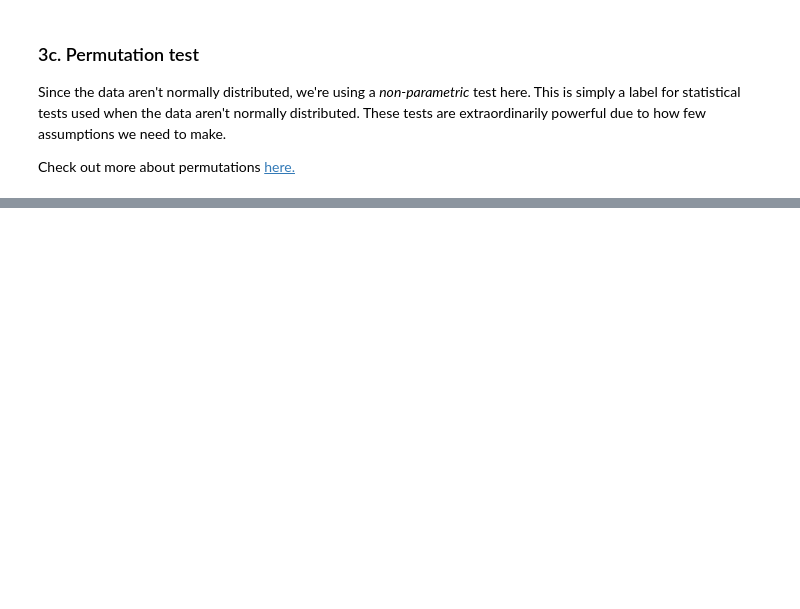
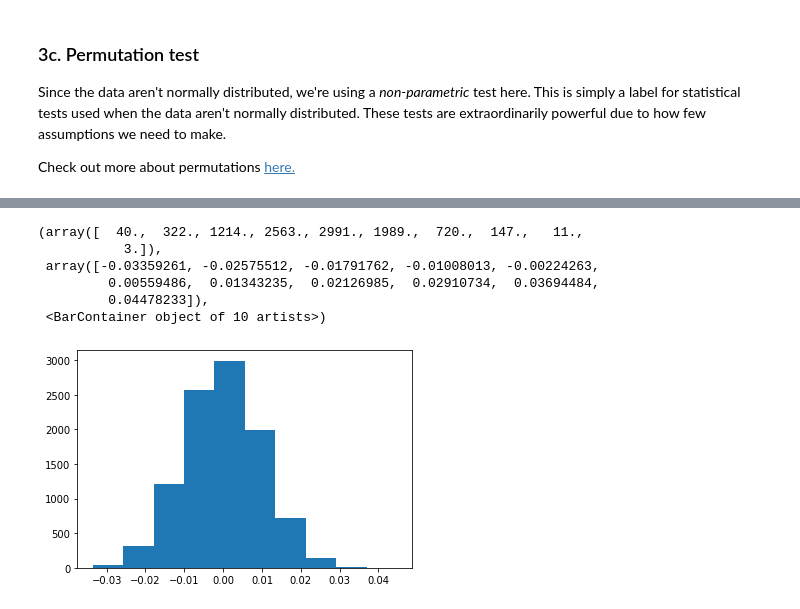
Before and after one commit to charsh12/Spring-Board-Projects-DSC-Prep, a Jupyter notebook: PART 3, Tier 1 - Modeling .ipynb, the cells around one changed output, grey strips where cells are left out. Saved outputs shown, nothing was run; the diff lists cells and outputs as text; code cells hidden in the pictures; blank space fills up the shorter version.

```diff
--- a/PART 3, Tier 1 - Modeling .ipynb
+++ b/PART 3, Tier 1 - Modeling .ipynb
@@ -392,8 +516,17 @@ for i in range(0,10000):
 # %%
 # Make a variable called 'histo', and assign to it the result of plotting a histogram of the difference list.
 # This assignment will look like: histo = plt.hist(difference)
 
 histo = plt.hist(difference)
+histo
+# %% [output]
+(array([  40.,  322., 1214., 2563., 2991., 1989.,  720.,  147.,   11.,
+           3.]),
+ array([-0.03359261, -0.02575512, -0.01791762, -0.01008013, -0.00224263,
+         0.00559486,  0.01343235,  0.02126985,  0.02910734,  0.03694484,
+         0.04478233]),
+ <BarContainer object of 10 artists>)
+[figure, added]
 # %%
 # Now make a variable called obs_difference, and assign it the result of the mean of our 'apple' variable and the mean of our 'google variable'
 obs_difference = np.mean(apple) - np.mean(google)
```
Also changed, not shown: parts of 23 cells of this notebook, 5 other files.
